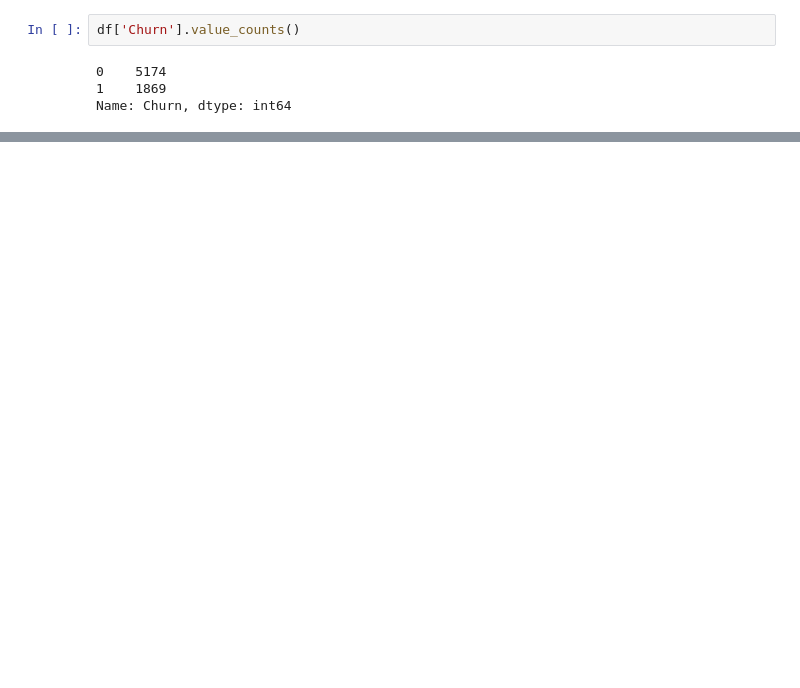
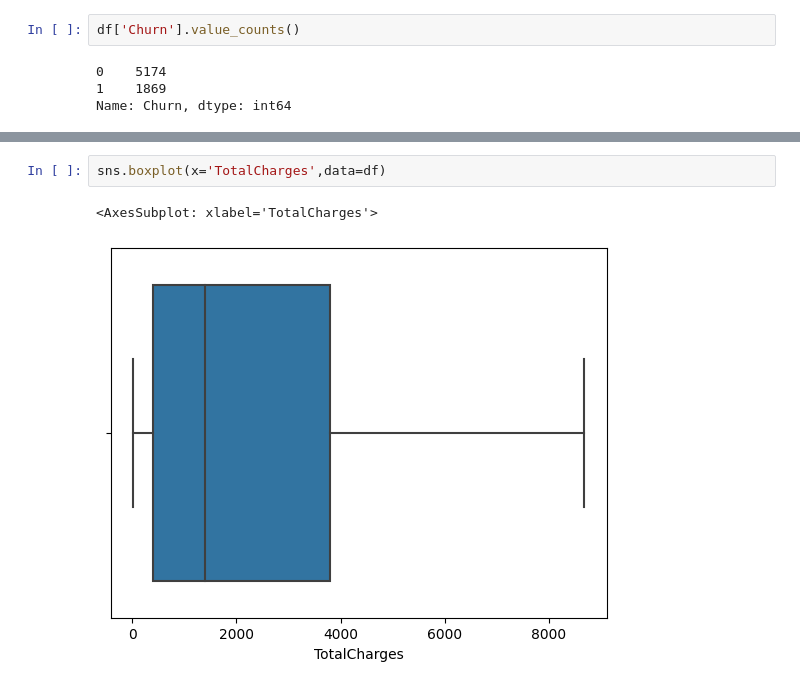
Before and after one commit to sai-mrudhun/Customer-Churn-Prediction-Analysis-Using-Ensemble-Techniques, a Jupyter notebook: main.ipynb, the cells around one changed output, grey strips where cells are left out. Drawn from its saved outputs; the diff is of its cells as text; blank space fills up the shorter version.

```diff
--- a/main.ipynb
+++ b/main.ipynb
@@ -162 +184,6 @@ sns.heatmap(corr, annot=True)
+# %%
+sns.boxplot(x='TotalCharges',data=df)
+# %% [output]
+<AxesSubplot: xlabel='TotalCharges'>
+[figure, added]
 # %%
```
Also changed, not shown: parts of 12 cells of this notebook.
